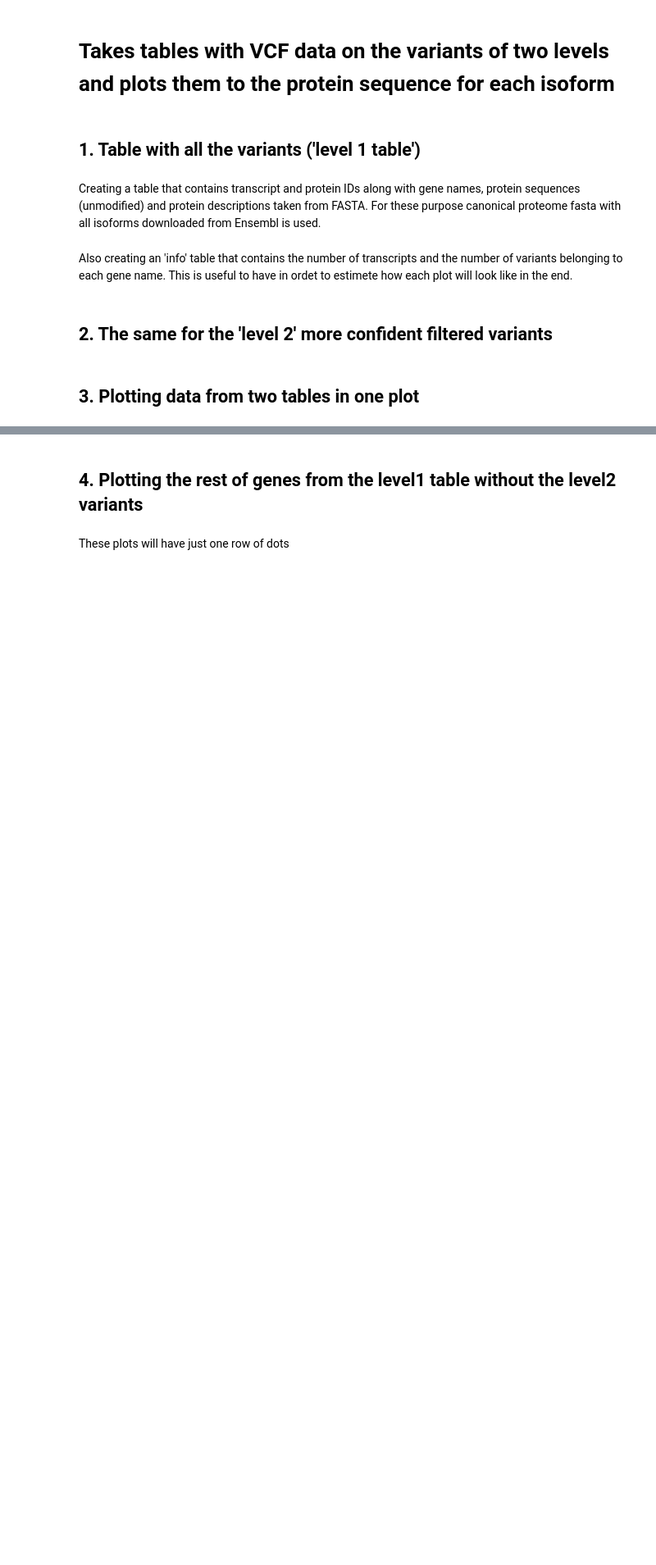
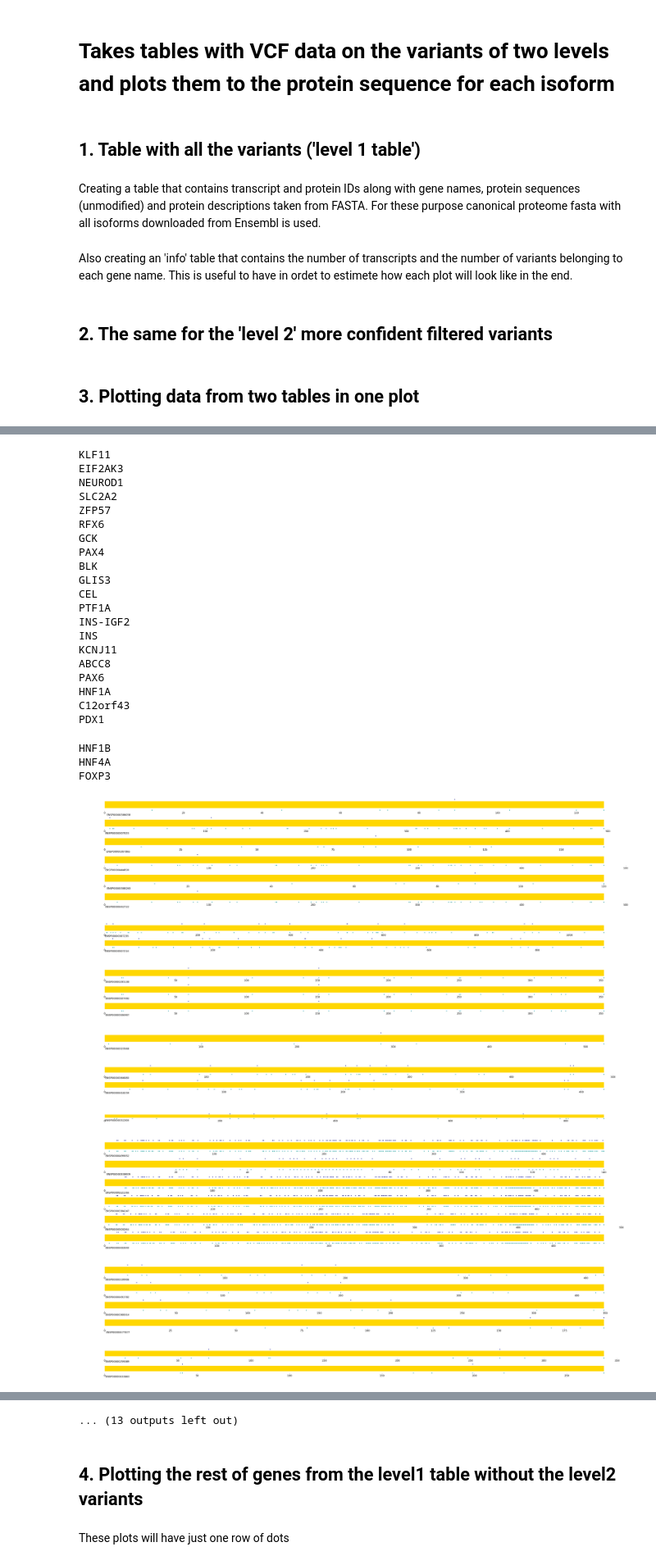
Before and after one commit to kuznetsovaks/MD_variants, a Jupyter notebook: source_code/7_Visualization_proteins.ipynb, the cells around one changed output, grey strips where cells are left out. Shown at 82% size. Cells and saved outputs as stored; diff of their text form; code cells hidden in the pictures; blank space fills up the shorter version.

Commit message:
bug in visualization fixed

```diff
--- a/source_code/7_Visualization_proteins.ipynb
+++ b/source_code/7_Visualization_proteins.ipynb
@@ -16,12 +16,14 @@ Creating a table that contains transcript and protein IDs along with gene names,
 # %% [markdown]
 Also creating an 'info' table that contains the number of transcripts and the number of variants belonging to each gene name. This is useful to have in ordet to estimete how each plot will look like in the end.
 # %%
-table = pd.read_table('results/MD_var_level1_unfiltered.tsv')
+table = pd.read_table(
+    'results/MD_var_level1_unfiltered.tsv')
 table = table.rename(columns={"transcriptID": "transcript_id"})
 transcripts = table['transcript_id'].tolist()
 
 data_names = []
-with fasta.read('input/ensembl_reference_proteinDB_tagged.fa') as f:
+with fasta.read(
+    'input/ensembl_reference_proteinDB_tagged.fa') as f:
     for prot in f:
         transcript_ID = prot.description.split('transcript:')[1].split('.')[0]
         proteinID = prot.description.replace('.', '|').split('|')[1]
@@ -48,10 +50,14 @@ for gene in genes:
                  len(var_gene_names[var_gene_names['gene_name'] == gene]['transcript_id'].unique()), 'variants':
                  len(var_gene_names[var_gene_names['gene_name'] == gene]['protein_change'].unique())})
 info_df = pd.DataFrame(info)
-info_df.to_csv('intermediate/info_level1_prot.csv', header=True, index=False)
+info_df.to_csv(
+    'intermediate/info_level1_prot.csv',
+    header=True, index=False)
 #######
 
-var_gene_names.to_csv('intermediate/all_variants_gene_names_prot_level1.csv', header=True, index=False)
+var_gene_names.to_csv(
+    'intermediate/all_variants_gene_names_prot_level1.csv',
+    header=True, index=False)
 # %%
 var_gene_names
 # %%
@@ -117,15 +130,15 @@ for gene in genes:
         gs = GridSpec(number_of_transcr, 1, figure=fig)
 
         pos_of_subplot = 0
-        for transcriptID in gene_df2['transcript_id'].unique().tolist():
-            single_trans_df = gene_df[gene_df['transcript_id'] == transcriptID].reset_index(drop=True)
-            sequence = single_trans_df['unmodified_sequence'][0]
-            protein_change = single_trans_df['protein_change'].drop_duplicates().tolist()
+        for proteinID in gene_df2['protein_id'].unique().tolist():
+            single_prot_df = gene_df[gene_df['protein_id'] == proteinID].reset_index(drop=True)
+            sequence = single_prot_df['unmodified_sequence'][0]
+            protein_change = single_prot_df['protein_change'].drop_duplicates().tolist()
             protein_change.sort(key = lambda x: int(x.split(':')[0]))
 
             ### position1
             sequence_pos = []
-            sequence = single_trans_df['unmodified_sequence'][0]
+            sequence = single_prot_df['unmodified_sequence'][0]
             for change in protein_change:
                 if change[0] != '-':
                     pos = int(change.split(':')[0]) + 1
@@ -134,38 +147,73 @@ for gene in genes:
                     if pos not in sequence_pos:
                         sequence_pos.append(pos)
 
-            single_trans_df2 = gene_df2[gene_df2['transcript_id'] == transcriptID].reset_index(drop=True)
-            sequence2 = single_trans_df2['unmodified_sequence'][0]
-            cDNA_change2 = single_trans_df2['protein_change'].drop_duplicates().tolist()
-            cDNA_change2.sort(key = lambda x: int(x.split(':')[0]))
+            single_prot_df2 = gene_df2[gene_df2['protein_id'] == proteinID].reset_index(drop=True)
+            sequence2 = single_prot_df2['unmodified_sequence'][0]
+            prot_change2 = single_prot_df2['protein_change'].drop_duplicates().tolist()
+            prot_change2.sort(key = lambda x: int(x.split(':')[0]))
 
             ### position2
             sequence_pos2 = []
-            sequence2 = single_trans_df2['unmodified_sequence'][0]
-            for change in cDNA_change2:
+            sequence2 = single_prot_df2['unmodified_sequence'][0]
+            for change in prot_change2:
                 if change[0] != '-':
                     pos2 = int(change.split(':')[0]) + 1
                     if pos2 not in sequence_pos2:
                         sequence_pos2.append(pos2)
 
             y_numbers = str(1) * len(sequence_pos)
             y_int_number_list = []
             for el in y_numbers:
                 y_int_number_list.append(int(el))
             y_numbers_2 = str(2) * len(sequence_pos2)
             y_numbers_2_list = []
             for el in y_numbers_2:
                 y_numbers_2_list.append(int(el))
 
             ax = fig.add_subplot(gs[pos_of_subplot, :])
             ax.scatter(sequence_pos, y_int_number_list, s=20, label="all_var", color='darkcyan')
             ax.scatter(sequence_pos2, y_numbers_2_list, s=20, label="short_list", color='navy')
             ax.add_patch(Rectangle((0, 1.2), max(sequence_pos), 0.6, color='gold'))
             ax.yaxis.set_visible(False)
             ax.spines[["left", "top", "right", "bottom"]].set_visible(False)
             ax.text(0.5, 0.5, proteinID, fontsize=18)
             ax.tick_params(labelsize=18)
             pos_of_subplot = pos_of_subplot + 1
 
-        fig.savefig('figures/' + gene + '_protein.png', dpi=300, format='png')
+        fig.savefig(
+            '/Users/ksenia/Documents/MODY_genes/whole_pipeline_311022/drafts/' +
+            gene + '_protein.png', dpi=300, format='png')
         print(gene)
+# %% [output]
+KLF11
+EIF2AK3
+NEUROD1
+SLC2A2
+ZFP57
+RFX6
+GCK
+PAX4
+BLK
+GLIS3
+CEL
+PTF1A
+INS-IGF2
+INS
+KCNJ11
+ABCC8
+PAX6
+HNF1A
+C12orf43
+PDX1
+HNF1B
+HNF4A
+FOXP3
+[figure, added]
+[figure, added]
+[figure, added]
+[figure, added]
+[figure, added]
+[figure, added]
+[figure, added]
+[figure, added]
+[figure, added]
@@ -172,3 +221,4 @@ for gene in genes:
+... (13 outputs left out)
 # %% [markdown]
 ## 4. Plotting the rest of genes from the level1 table without the level2 variants
 # %% [markdown]
```
Also changed, not shown: parts of 4 cells of this notebook, 49 other files.
